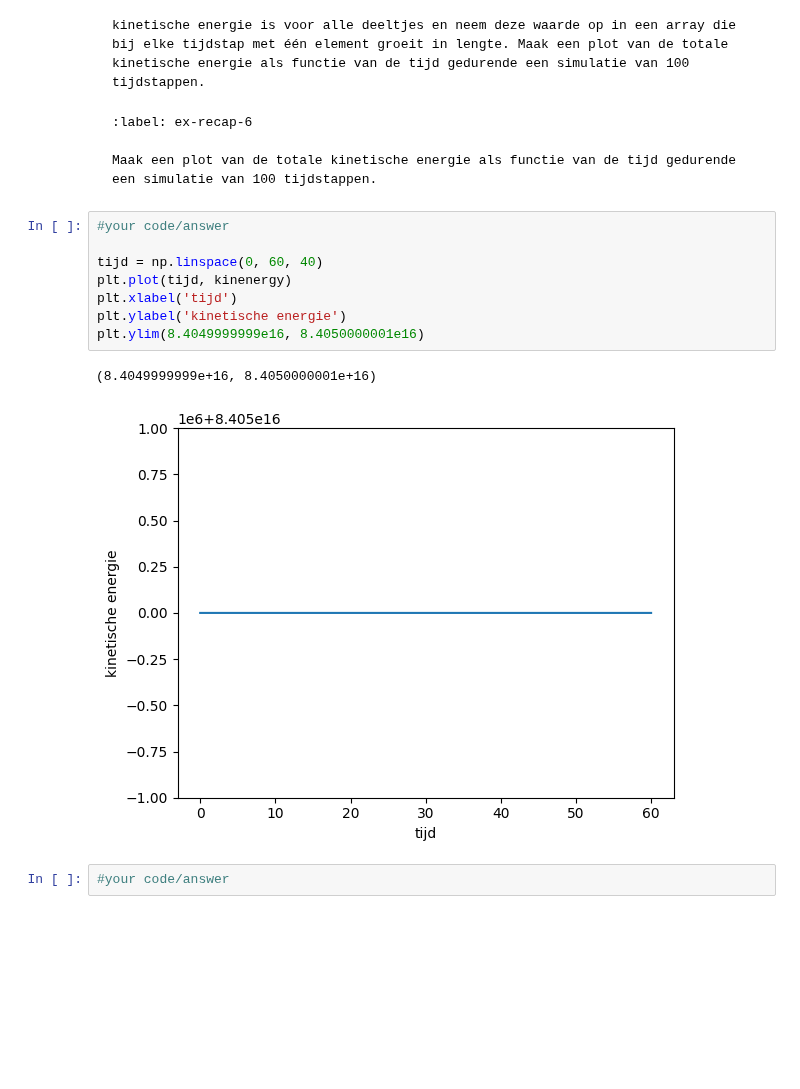
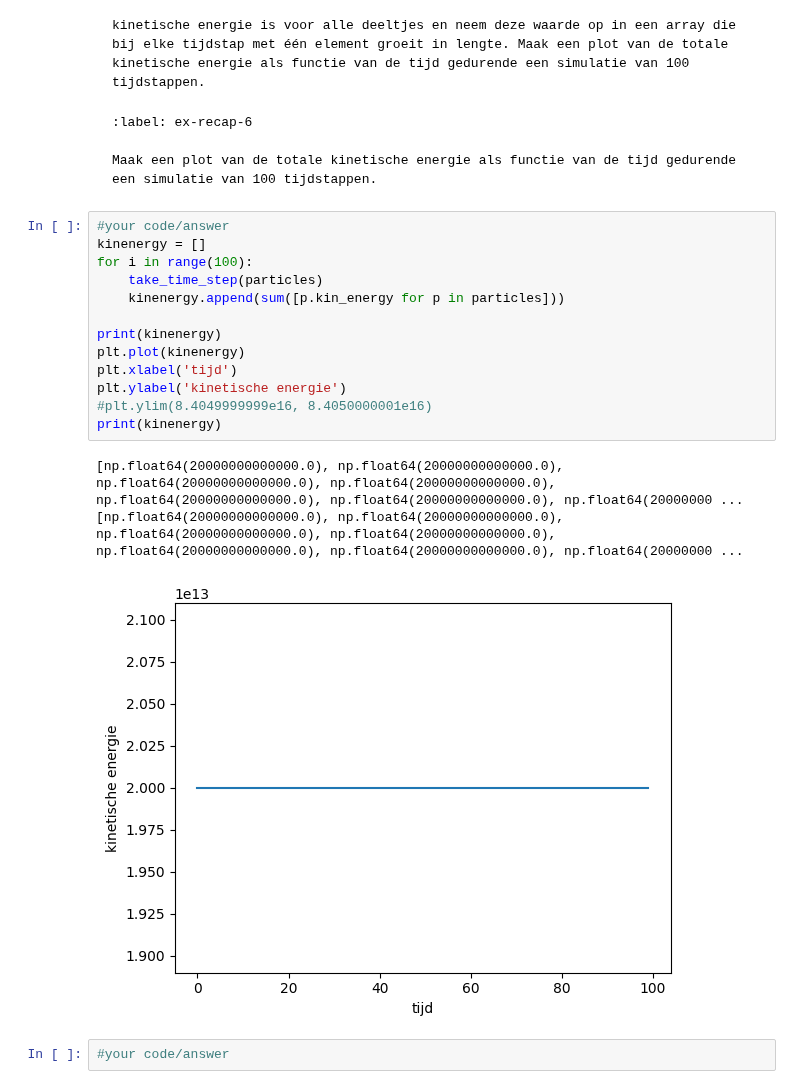
Before and after one commit to arenmeghdadi/314159265358979323846264338, a Jupyter notebook: Content/PySim/3_recap.ipynb, the cells around one changed output. Drawn from its saved outputs; the diff is of its cells as text; blank space fills up the shorter version.

````diff
--- a/Content/PySim/3_recap.ipynb
+++ b/Content/PySim/3_recap.ipynb
@@ -305,15 +297,21 @@ Maak een plot van de totale kinetische energie als functie van de tijd gedurende
 ```
 # %%
 #your code/answer
+kinenergy = []
+for i in range(100):
+    take_time_step(particles)
+    kinenergy.append(sum([p.kin_energy for p in particles]))
 
-tijd = np.linspace(0, 60, 40)
-plt.plot(tijd, kinenergy)
+print(kinenergy)
+plt.plot(kinenergy)
 plt.xlabel('tijd')
 plt.ylabel('kinetische energie')
-plt.ylim(8.4049999999e16, 8.4050000001e16)
+#plt.ylim(8.4049999999e16, 8.4050000001e16)
+print(kinenergy)
 # %% [output]
-(8.4049999999e+16, 8.4050000001e+16)
+[np.float64(20000000000000.0), np.float64(20000000000000.0), np.float64(20000000000000.0), np.float64(20000000000000.0), np.float64(20000000000000.0), np.float64(20000000000000.0), np.float64(20000000 ...
+[np.float64(20000000000000.0), np.float64(20000000000000.0), np.float64(20000000000000.0), np.float64(20000000000000.0), np.float64(20000000000000.0), np.float64(20000000000000.0), np.float64(20000000 ...
-[figure, old version]
+[figure, new version]
 # %%
 #your code/answer
 # %% [markdown]
````
Also changed, not shown: parts of 7 cells of this notebook.
